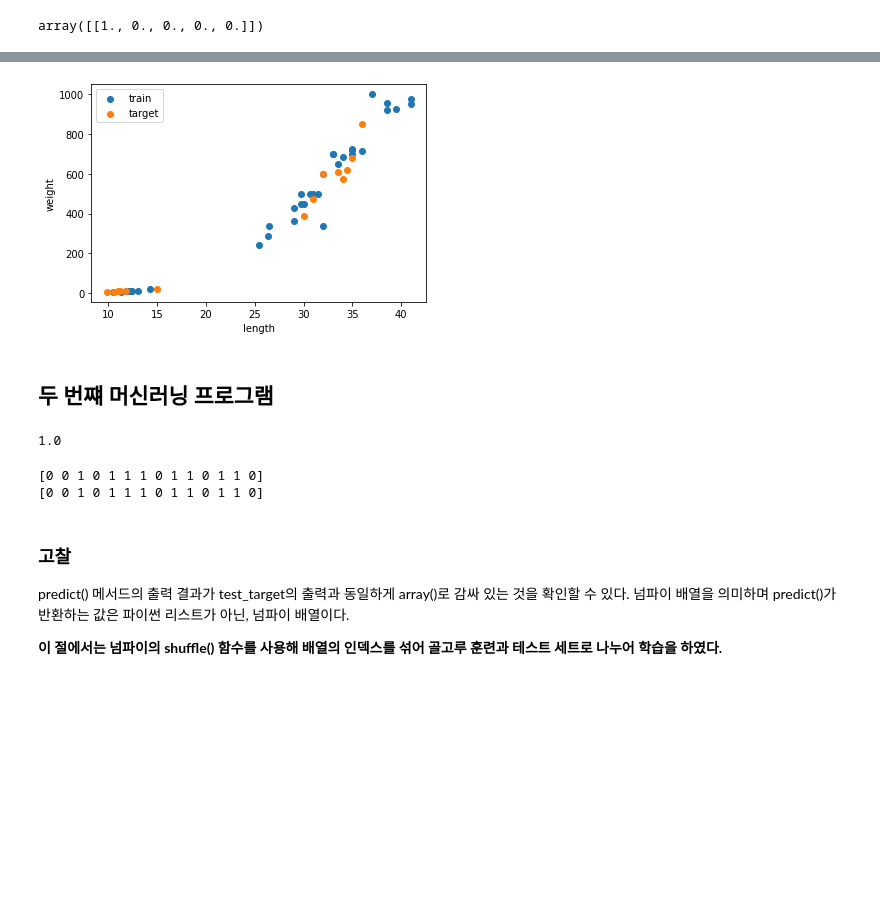
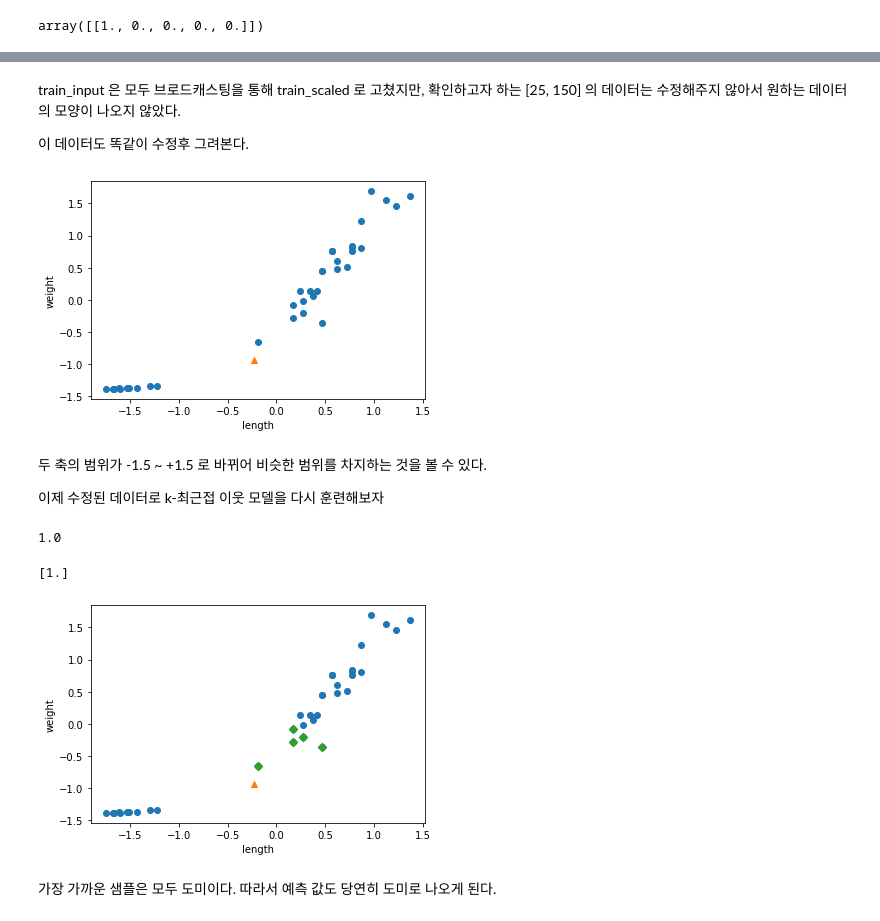
Before and after one commit to tirals88/-, a Jupyter notebook: 2장_2절까지.ipynb, the cells around one changed output, grey strips where cells are left out. Cells and saved outputs as stored; diff of their text form; code cells hidden in the pictures; blank space fills up the shorter version.

```diff
--- a/2장_2절까지.ipynb
+++ b/2장_2절까지.ipynb
@@ -190,0 +245,8 @@ plt.show()
+# %%
+# standard score 사용 전
+
+mean = np.mean(train_input, axis = 0)
+std = np.std(train_input, axis = 0)
+
+print(mean)
+print(std)
@@ -190,0 +256,2 @@ plt.show()
+# %%
+train_scaled = (train_input - mean)/std
@@ -191,16 +272,18 @@ plt.show()
+# %% [markdown]
+train_input 은 모두 브로드캐스팅을 통해 train_scaled 로 고쳤지만, 확인하고자 하는 [25, 150] 의 데이터는 수정해주지 않아서 원하는 데이터의 모양이 나오지 않았다.
+
+이 데이터도 똑같이 수정후 그려본다.
 # %%
-test_input = input_arr[index[35:]]
-test_target = target_arr[index[35:]]
-
-import matplotlib.pyplot as plt
-plt.scatter(train_input[:, 0], train_input[:, 1], label = 'train')
-plt.scatter(test_input[:, 0], test_input[:, 1], label = 'target')
+new = ([25, 150] - mean) / std
+plt.scatter(train_scaled[:, 0], train_scaled[:, 1])
+plt.scatter(new[0], new[1], marker = "^")
 plt.xlabel('length')
 plt.ylabel('weight')
-plt.legend()
-plt.show() # 데이터가 골고루 섞였음을 볼 수 있다.
+plt.show()
 # %% [output]
-[figure, old version]
+[figure, new version]
-# %% [markdown]
-## 두 번쨰 머신러닝 프로그램
+# %% [markdown]
+두 축의 범위가 -1.5 ~ +1.5 로 바뀌어 비슷한 범위를 차지하는 것을 볼 수 있다.
+
+이제 수정된 데이터로 k-최근접 이웃 모델을 다시 훈련해보자
 # %%
@@ -209,16 +297,19 @@ kn.score(test_input, test_target)
 # %% [output]
 1.0
-# %%
-# _predict() 메서드로 테스트 세트 예측결과와 실제 타깃 확인
-
-print(kn.predict(test_input))
-print(test_target)
-# %% [output]
-[0 0 1 0 1 1 1 0 1 1 0 1 1 0]
-[0 0 1 0 1 1 1 0 1 1 0 1 1 0]
-# %% [markdown]
-### 고찰
-
-predict() 메서드의 출력 결과가 test_target의 출력과 동일하게 array()로 감싸 있는 것을 확인할 수 있다. 넘파이 배열을 의미하며 predict()가 반환하는 값은 파이썬 리스트가 아닌, 넘파이 배열이다.
-
-**이 절에서는 넘파이의 shuffle() 함수를 사용해 배열의 인덱스를 섞어 골고루 훈련과 테스트 세트로 나누어 학습을 하였다.**
+# %%
+print(kn.predict([new]))
+# %% [output]
+[1.]
+# %%
+distances, indexes = kn.kneighbors([new])
+
+plt.scatter(train_scaled[:, 0], train_scaled[:, 1])
+plt.scatter(new[0], new[1], marker = "^")
+plt.scatter(train_scaled[indexes, 0], train_scaled[indexes, 1], marker = "D")
+plt.xlabel('length')
+plt.ylabel('weight')
+plt.show()
+# %% [output]
+[figure, added]
+# %% [markdown]
+가장 가까운 샘플은 모두 도미이다. 따라서 예측 값도 당연히 도미로 나오게 된다.
```
Also changed, not shown: parts of 14 cells of this notebook.
